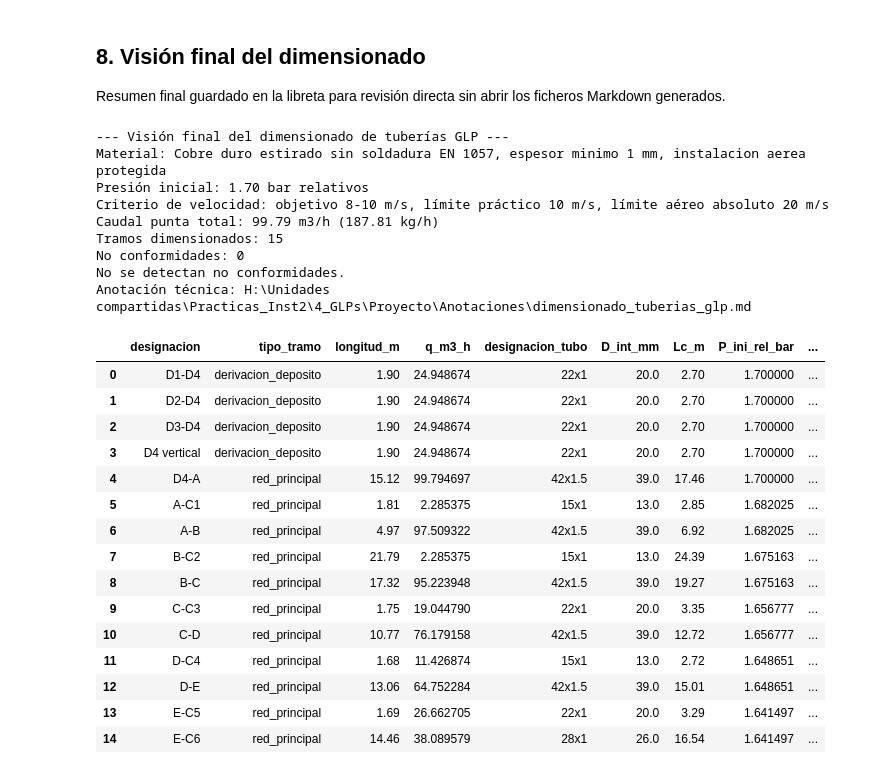
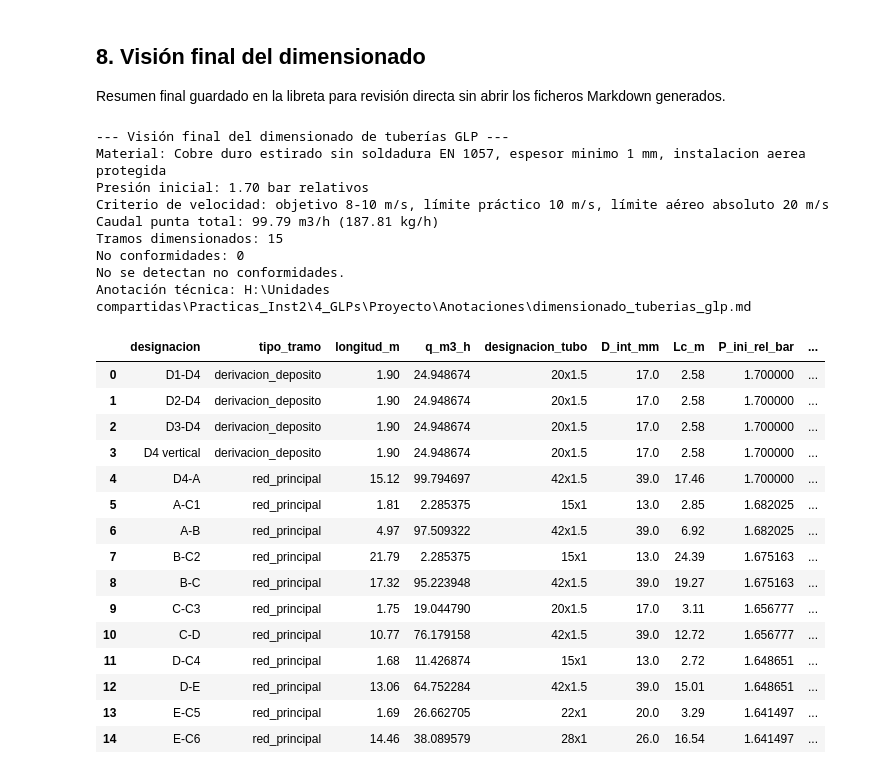
Before and after one commit to Aleesca/Practica_GLP, a Jupyter notebook: calculos/calculos.ipynb, the cells around one changed output. Cells and saved outputs as stored; diff of their text form; code cells hidden in the pictures.

```diff
--- a/calculos/calculos.ipynb
+++ b/calculos/calculos.ipynb
@@ -823,43 +853,43 @@ Resumen final guardado en la libreta para revisión directa sin abrir los ficher
 # %%
 # 8. Visión final del dimensionado
 columnas_vision = [
     'designacion', 'tipo_tramo', 'longitud_m', 'q_m3_h', 'designacion_tubo',
-    'D_int_mm', 'Lc_m', 'P_ini_rel_bar', 'P_fin_rel_bar', 'velocidad_ms', 'velocidad_objetivo', 'criterio_seleccion', 'estado'
+    'D_int_mm', 'Lc_m', 'P_ini_rel_bar', 'P_fin_rel_bar', 'velocidad_ms', 'criterio_seleccion', 'estado'
 ]
 
 print('--- Visión final del dimensionado de tuberías GLP ---')
 print(f"Material: {resultados_dimensionado['material_seleccionado']}")
 print('Presión inicial: 1.70 bar relativos')
 print('Criterio de velocidad: objetivo 8-10 m/s, límite práctico 10 m/s, límite aéreo absoluto 20 m/s')
 print(f"Caudal punta total: {resultados_dimensionado['q_total_m3_h']:.2f} m3/h ({resultados_dimensionado['q_total_kg_h']:.2f} kg/h)")
 print(f"Tramos dimensionados: {len(df_dimensionado)}")
 print(f"No conformidades: {len(df_no_conformidades)}")
 if df_no_conformidades.empty:
     print('No se detectan no conformidades.')
 print(f"Anotación técnica: {resultados_dimensionado['salida_anotacion']}")
 
 df_dimensionado[columnas_vision]
 # %% [output]
 --- Visión final del dimensionado de tuberías GLP ---
 Material: Cobre duro estirado sin soldadura EN 1057, espesor minimo 1 mm, instalacion aerea protegida
 Presión inicial: 1.70 bar relativos
 Criterio de velocidad: objetivo 8-10 m/s, límite práctico 10 m/s, límite aéreo absoluto 20 m/s
 Caudal punta total: 99.79 m3/h (187.81 kg/h)
 Tramos dimensionados: 15
 No conformidades: 0
 No se detectan no conformidades.
 Anotación técnica: H:\Unidades compartidas\Practicas_Inst2\4_GLPs\Proyecto\Anotaciones\dimensionado_tuberias_glp.md
 |  | designacion | tipo_tramo | longitud_m | q_m3_h | designacion_tubo | D_int_mm | Lc_m | P_ini_rel_bar | ... |
-| 0 | D1-D4 | derivacion_deposito | 1.90 | 24.948674 | 22x1 | 20.0 | 2.70 | 1.700000 | ... |
-| 1 | D2-D4 | derivacion_deposito | 1.90 | 24.948674 | 22x1 | 20.0 | 2.70 | 1.700000 | ... |
-| 2 | D3-D4 | derivacion_deposito | 1.90 | 24.948674 | 22x1 | 20.0 | 2.70 | 1.700000 | ... |
-| 3 | D4 vertical | derivacion_deposito | 1.90 | 24.948674 | 22x1 | 20.0 | 2.70 | 1.700000 | ... |
+| 0 | D1-D4 | derivacion_deposito | 1.90 | 24.948674 | 20x1.5 | 17.0 | 2.58 | 1.700000 | ... |
+| 1 | D2-D4 | derivacion_deposito | 1.90 | 24.948674 | 20x1.5 | 17.0 | 2.58 | 1.700000 | ... |
+| 2 | D3-D4 | derivacion_deposito | 1.90 | 24.948674 | 20x1.5 | 17.0 | 2.58 | 1.700000 | ... |
+| 3 | D4 vertical | derivacion_deposito | 1.90 | 24.948674 | 20x1.5 | 17.0 | 2.58 | 1.700000 | ... |
 | 4 | D4-A | red_principal | 15.12 | 99.794697 | 42x1.5 | 39.0 | 17.46 | 1.700000 | ... |
 | 5 | A-C1 | red_principal | 1.81 | 2.285375 | 15x1 | 13.0 | 2.85 | 1.682025 | ... |
 | 6 | A-B | red_principal | 4.97 | 97.509322 | 42x1.5 | 39.0 | 6.92 | 1.682025 | ... |
 | 7 | B-C2 | red_principal | 21.79 | 2.285375 | 15x1 | 13.0 | 24.39 | 1.675163 | ... |
 | 8 | B-C | red_principal | 17.32 | 95.223948 | 42x1.5 | 39.0 | 19.27 | 1.675163 | ... |
-| 9 | C-C3 | red_principal | 1.75 | 19.044790 | 22x1 | 20.0 | 3.35 | 1.656777 | ... |
+| 9 | C-C3 | red_principal | 1.75 | 19.044790 | 20x1.5 | 17.0 | 3.11 | 1.656777 | ... |
 | 10 | C-D | red_principal | 10.77 | 76.179158 | 42x1.5 | 39.0 | 12.72 | 1.656777 | ... |
 | 11 | D-C4 | red_principal | 1.68 | 11.426874 | 15x1 | 13.0 | 2.72 | 1.648651 | ... |
 | 12 | D-E | red_principal | 13.06 | 64.752284 | 42x1.5 | 39.0 | 15.01 | 1.648651 | ... |
```
Also changed, not shown: parts of 3 cells of this notebook, 11 other files.
